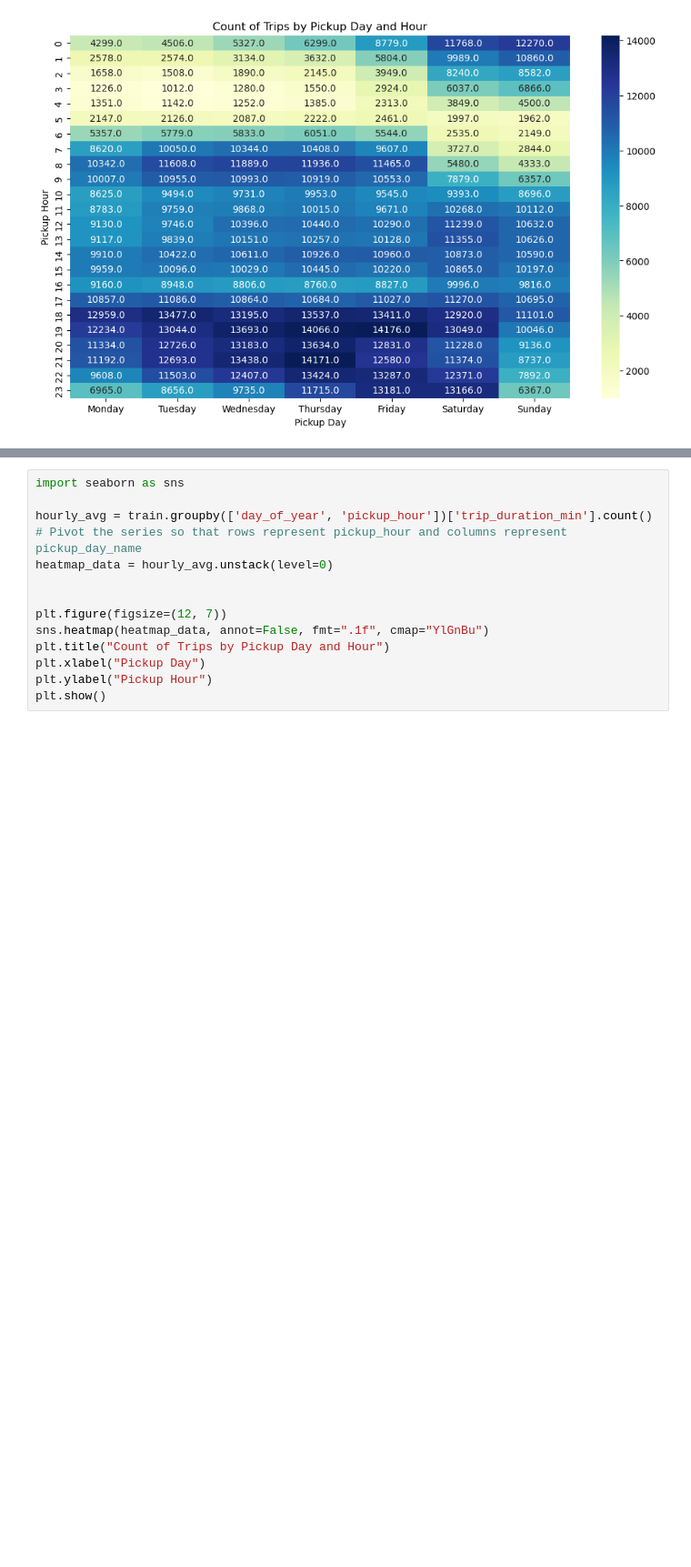
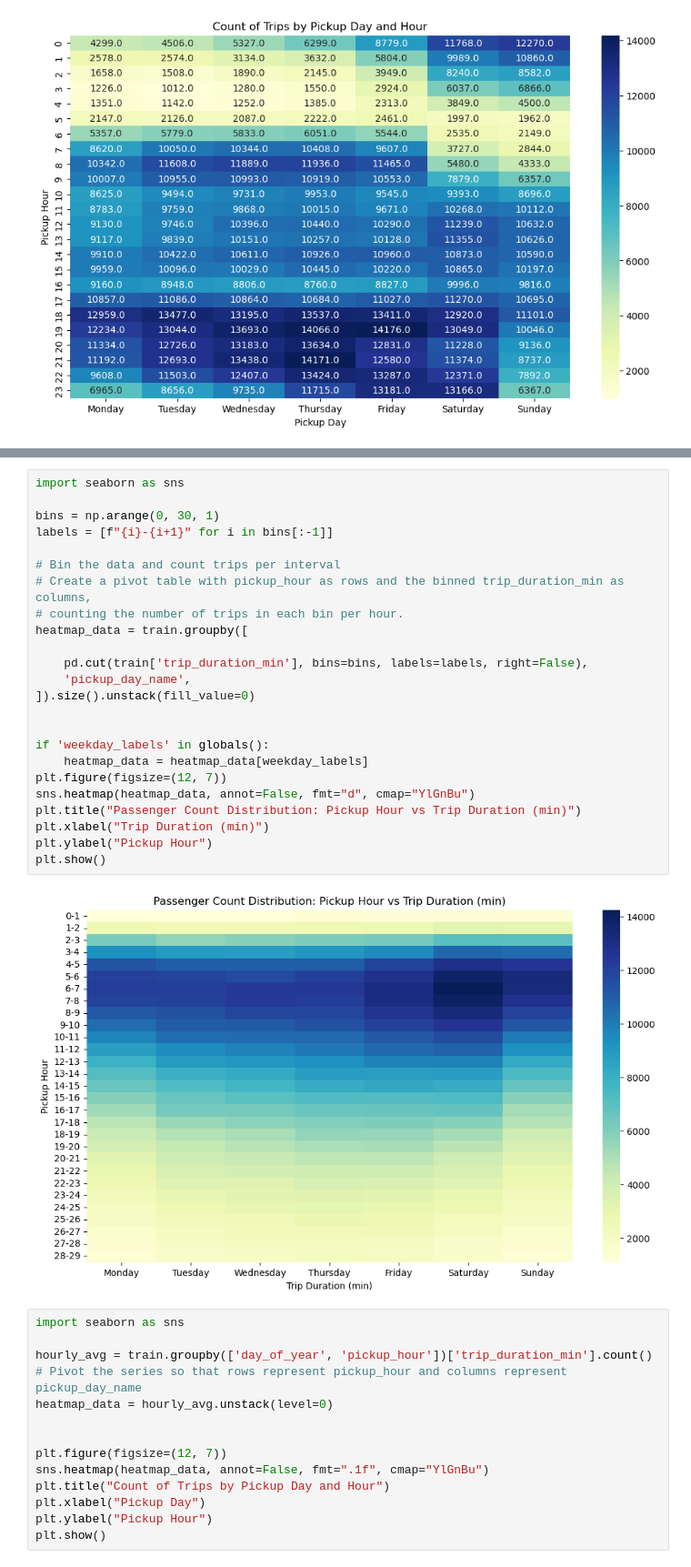
Before and after one commit to Niki123456123456/taxi_trip_duration, a Jupyter notebook: main.ipynb, the cells around one changed output, grey strips where cells are left out. Shown at 91% size. Saved outputs shown, nothing was run; the diff lists cells and outputs as text; blank space fills up the shorter version.

```diff
--- a/main.ipynb
+++ b/main.ipynb
@@ -264,3 +287,29 @@ plt.show()
+# %%
+import seaborn as sns
+
+bins = np.arange(0, 30, 1)
+labels = [f"{i}-{i+1}" for i in bins[:-1]]
+
+# Bin the data and count trips per interval
+# Create a pivot table with pickup_hour as rows and the binned trip_duration_min as columns,
+# counting the number of trips in each bin per hour.
+heatmap_data = train.groupby([
+
+    pd.cut(train['trip_duration_min'], bins=bins, labels=labels, right=False),
+    'pickup_day_name',
+]).size().unstack(fill_value=0)
+
+
+if 'weekday_labels' in globals():
+    heatmap_data = heatmap_data[weekday_labels]
+plt.figure(figsize=(12, 7))
+sns.heatmap(heatmap_data, annot=False, fmt="d", cmap="YlGnBu")
+plt.title("Passenger Count Distribution: Pickup Hour vs Trip Duration (min)")
+plt.xlabel("Trip Duration (min)")
+plt.ylabel("Pickup Hour")
+plt.show()
+# %% [output]
+[figure, added]
 # %%
 import seaborn as sns
 
```
Also changed, not shown: parts of 1 cell of this notebook, 2 other files.
